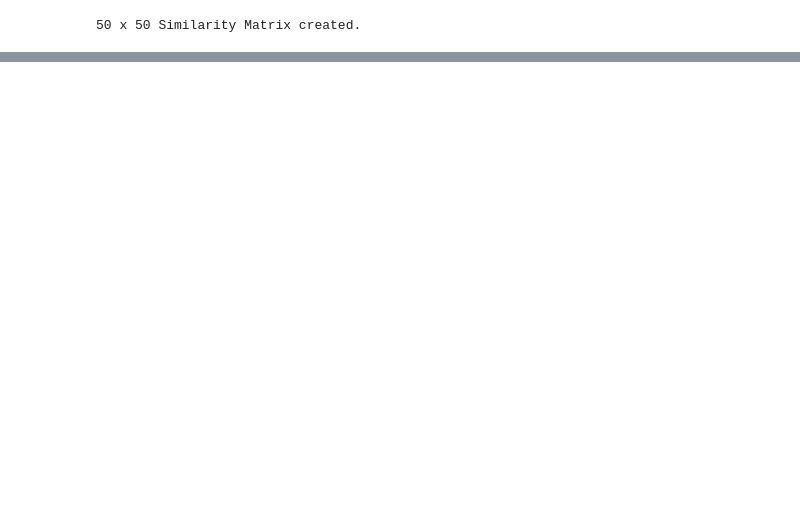
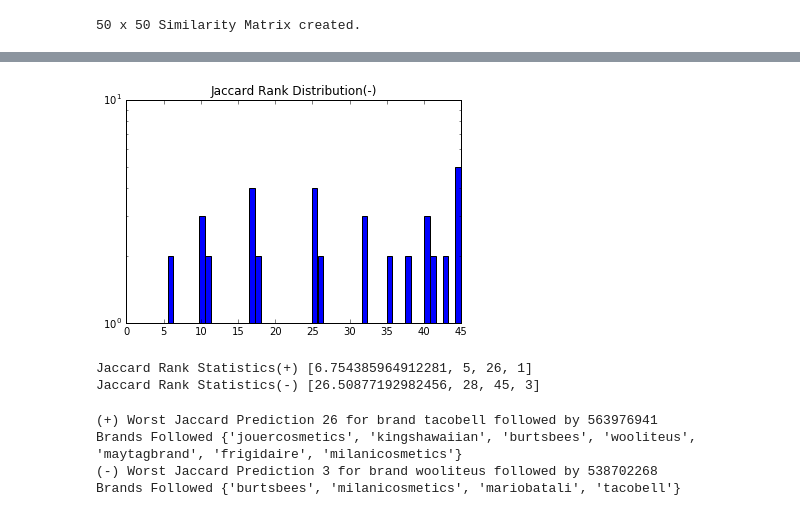
Before and after one commit to tapilab/is-SilambarasanM, a Jupyter notebook: src/Link Prediction II.ipynb, the cells around one changed output, grey strips where cells are left out. Drawn from its saved outputs; the diff is of its cells as text; code cells hidden in the pictures; blank space fills up the shorter version.

```diff
--- a/src/Link Prediction II.ipynb
+++ b/src/Link Prediction II.ipynb
@@ -353,0 +251,27 @@ array([ 1.,  0.,  1., ...,  0.,  1.,  0.])
+# %%
+plot_histogram(list(negative_rank_prediction.values()),'Jaccard Rank Distribution(-)')
+# %% [output]
+[figure, added]
+# %%
+positive_statistics = get_statistics(positive_rank_prediction.values())
+print('Jaccard Rank Statistics(+)', positive_statistics)
+negative_statistics = get_statistics(negative_rank_prediction.values())
+print('Jaccard Rank Statistics(-)', negative_statistics)
+# %% [output]
+Jaccard Rank Statistics(+) [6.754385964912281, 5, 26, 1]
+Jaccard Rank Statistics(-) [26.50877192982456, 28, 45, 3]
+# %%
+def get_worst_prediction(prediction, brands, source='+'):
+    if source == '+':
+        id_worst,rank_worst = max(prediction.items(), key=lambda x: x[1])
+    elif source == '-':
+        id_worst,rank_worst = min(prediction.items(), key=lambda x: x[1])
+    print('(%s) Worst Jaccard Prediction %d for brand %s followed by %s'%(source, rank_worst, brands[id_worst], id_worst))
+    print('Brands Followed', get_brands(id_worst))
+get_worst_prediction(positive_rank_prediction,removed_brands, '+')
+get_worst_prediction(negative_rank_prediction,brands_for_training,'-')
+# %% [output]
+(+) Worst Jaccard Prediction 26 for brand tacobell followed by 563976941
+Brands Followed {'jouercosmetics', 'kingshawaiian', 'burtsbees', 'wooliteus', 'maytagbrand', 'frigidaire', 'milanicosmetics'}
+(-) Worst Jaccard Prediction 3 for brand wooliteus followed by 538702268
+Brands Followed {'burtsbees', 'milanicosmetics', 'mariobatali', 'tacobell'}
```
Also changed, not shown: parts of 44 cells of this notebook.
